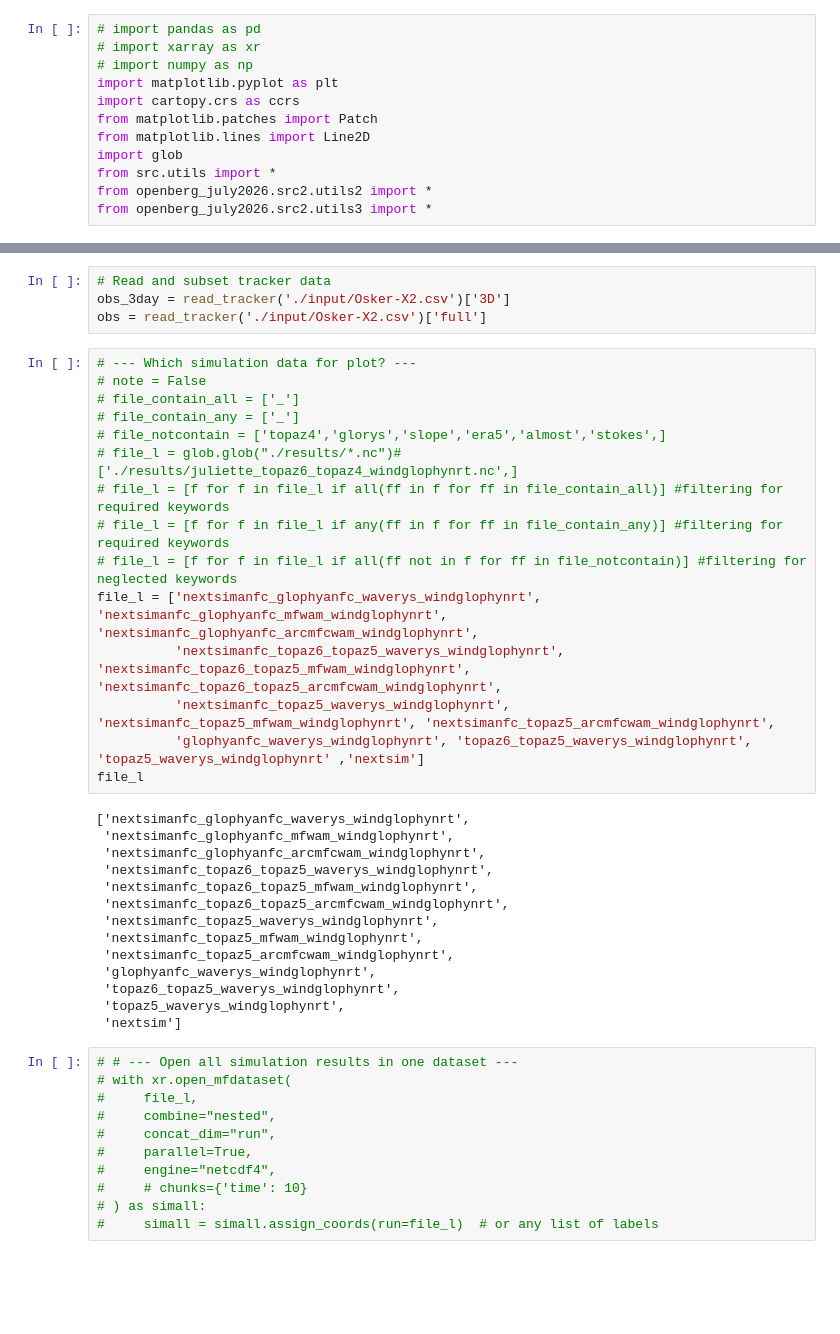
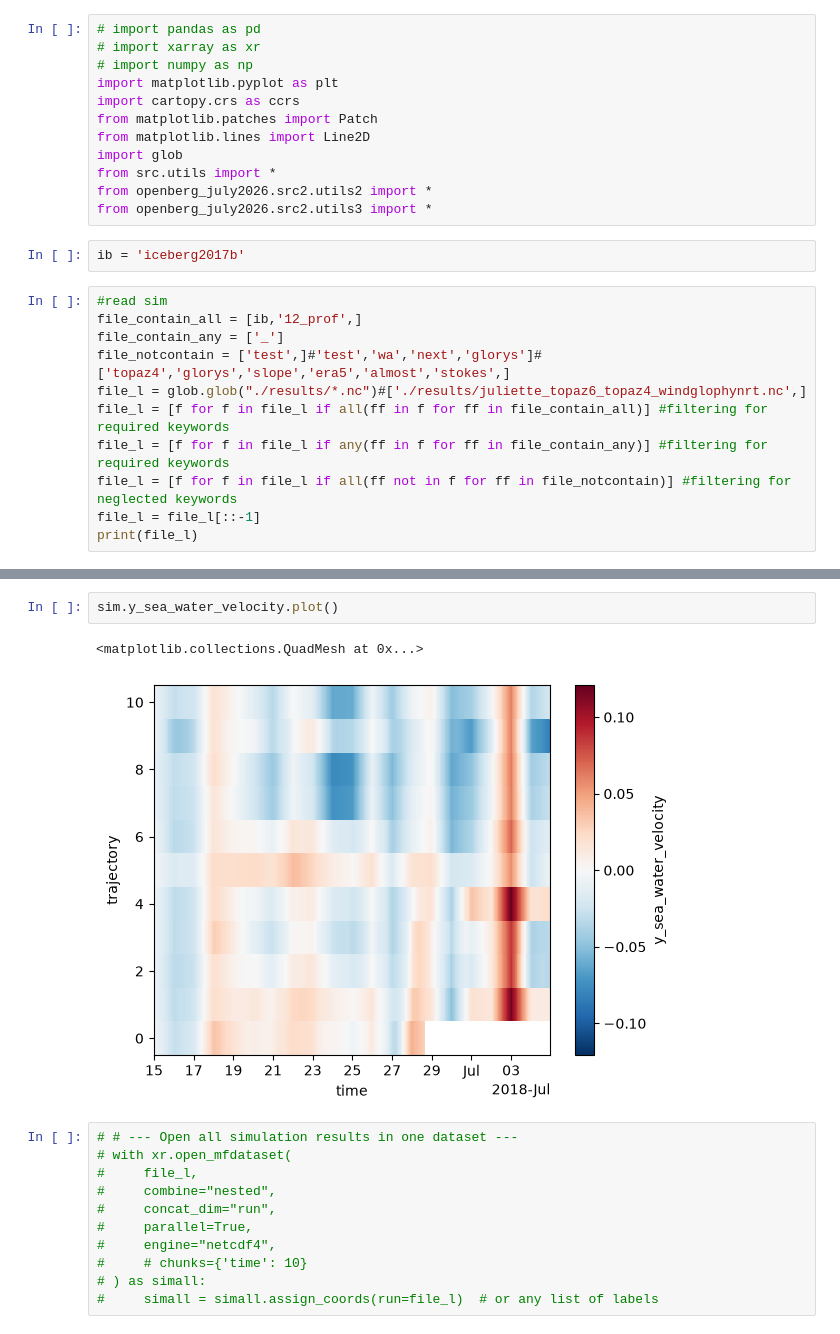
Before and after one commit to lia-f-h/openberg_july2026, a Jupyter notebook: scripts/analysis1.ipynb, the cells around one changed output, grey strips where cells are left out. Saved outputs shown, nothing was run; the diff lists cells and outputs as text; blank space fills up the shorter version.

```diff
--- a/scripts/analysis1.ipynb
+++ b/scripts/analysis1.ipynb
@@ -16,3 +16,16 @@ import glob
 from src.utils import *
 from openberg_july2026.src2.utils2 import *
 from openberg_july2026.src2.utils3 import *
+# %%
+ib = 'iceberg2017b'
+# %%
+#read sim
+file_contain_all = [ib,'12_prof',]
+file_contain_any = ['_']
+file_notcontain = ['test',]#'test','wa','next','glorys']#['topaz4','glorys','slope','era5','almost','stokes',]
+file_l = glob.glob("./results/*.nc")#['./results/juliette_topaz6_topaz4_windglophynrt.nc',]
+file_l = [f for f in file_l if all(ff in f for ff in file_contain_all)] #filtering for required keywords
+file_l = [f for f in file_l if any(ff in f for ff in file_contain_any)] #filtering for required keywords
+file_l = [f for f in file_l if all(ff not in f for ff in file_notcontain)] #filtering for neglected keywords
+file_l = file_l[::-1]
+print(file_l)
@@ -106,36 +112,8 @@ simtslc.sea_floor_depth_below_sea_level.plot()
-# %%
-# Read and subset tracker data
-obs_3day = read_tracker('./input/Osker-X2.csv')['3D']
-obs = read_tracker('./input/Osker-X2.csv')['full']
-# %%
-# --- Which simulation data for plot? ---
-# note = False
-# file_contain_all = ['_']
-# file_contain_any = ['_']
-# file_notcontain = ['topaz4','glorys','slope','era5','almost','stokes',]
-# file_l = glob.glob("./results/*.nc")#['./results/juliette_topaz6_topaz4_windglophynrt.nc',]
-# file_l = [f for f in file_l if all(ff in f for ff in file_contain_all)] #filtering for required keywords
-# file_l = [f for f in file_l if any(ff in f for ff in file_contain_any)] #filtering for required keywords
-# file_l = [f for f in file_l if all(ff not in f for ff in file_notcontain)] #filtering for neglected keywords
-file_l = ['nextsimanfc_glophyanfc_waverys_windglophynrt', 'nextsimanfc_glophyanfc_mfwam_windglophynrt', 'nextsimanfc_glophyanfc_arcmfcwam_windglophynrt',
-          'nextsimanfc_topaz6_topaz5_waverys_windglophynrt', 'nextsimanfc_topaz6_topaz5_mfwam_windglophynrt', 'nextsimanfc_topaz6_topaz5_arcmfcwam_windglophynrt',
-          'nextsimanfc_topaz5_waverys_windglophynrt', 'nextsimanfc_topaz5_mfwam_windglophynrt', 'nextsimanfc_topaz5_arcmfcwam_windglophynrt',
-          'glophyanfc_waverys_windglophynrt', 'topaz6_topaz5_waverys_windglophynrt', 'topaz5_waverys_windglophynrt' ,'nextsim']
-file_l
-# %% [output]
-['nextsimanfc_glophyanfc_waverys_windglophynrt',
- 'nextsimanfc_glophyanfc_mfwam_windglophynrt',
- 'nextsimanfc_glophyanfc_arcmfcwam_windglophynrt',
- 'nextsimanfc_topaz6_topaz5_waverys_windglophynrt',
- 'nextsimanfc_topaz6_topaz5_mfwam_windglophynrt',
- 'nextsimanfc_topaz6_topaz5_arcmfcwam_windglophynrt',
- 'nextsimanfc_topaz5_waverys_windglophynrt',
- 'nextsimanfc_topaz5_mfwam_windglophynrt',
- 'nextsimanfc_topaz5_arcmfcwam_windglophynrt',
- 'glophyanfc_waverys_windglophynrt',
- 'topaz6_topaz5_waverys_windglophynrt',
- 'topaz5_waverys_windglophynrt',
- 'nextsim']
+# %%
+sim.y_sea_water_velocity.plot()
+# %% [output]
+<matplotlib.collections.QuadMesh at 0x...>
+[figure, added]
 # %%
 # # --- Open all simulation results in one dataset ---
 # with xr.open_mfdataset(
```
Also changed, not shown: parts of 10 cells of this notebook, 37 other files.
